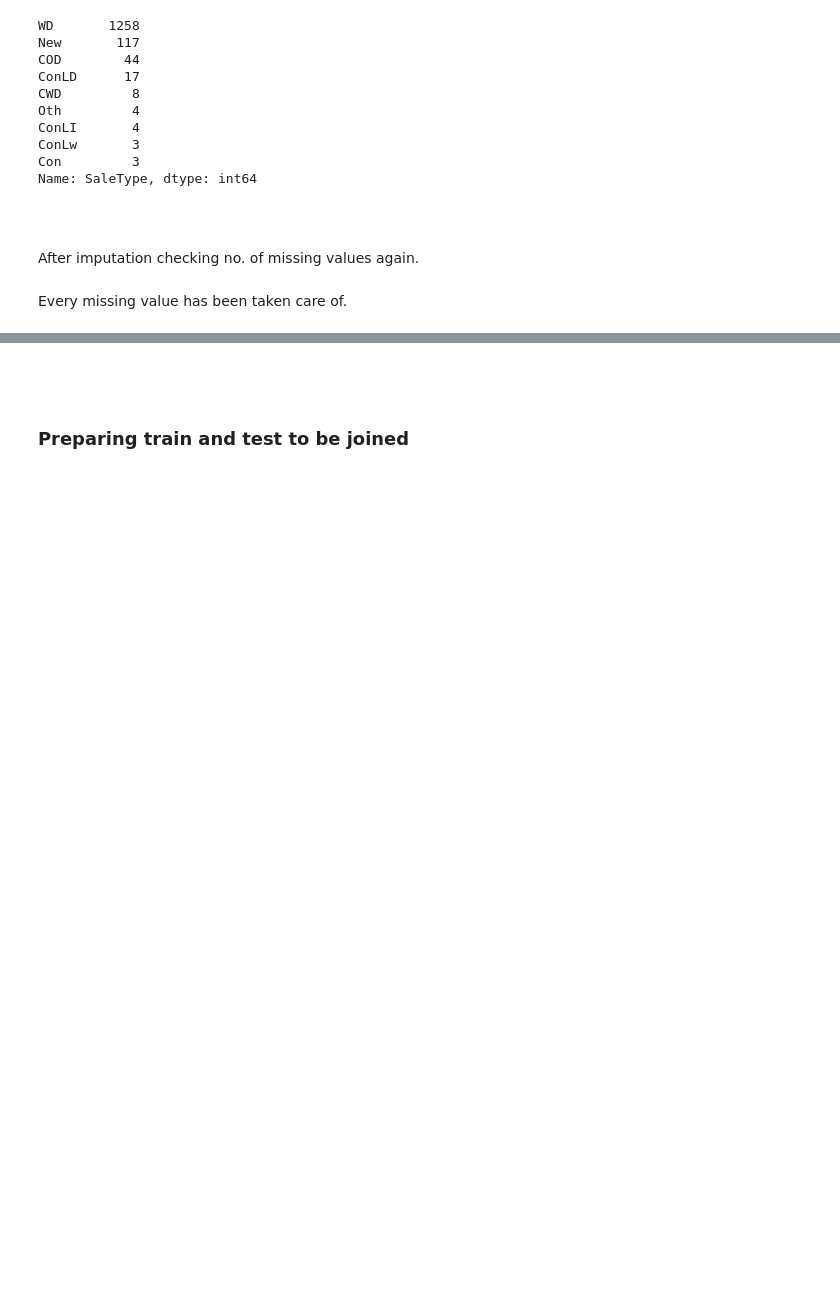
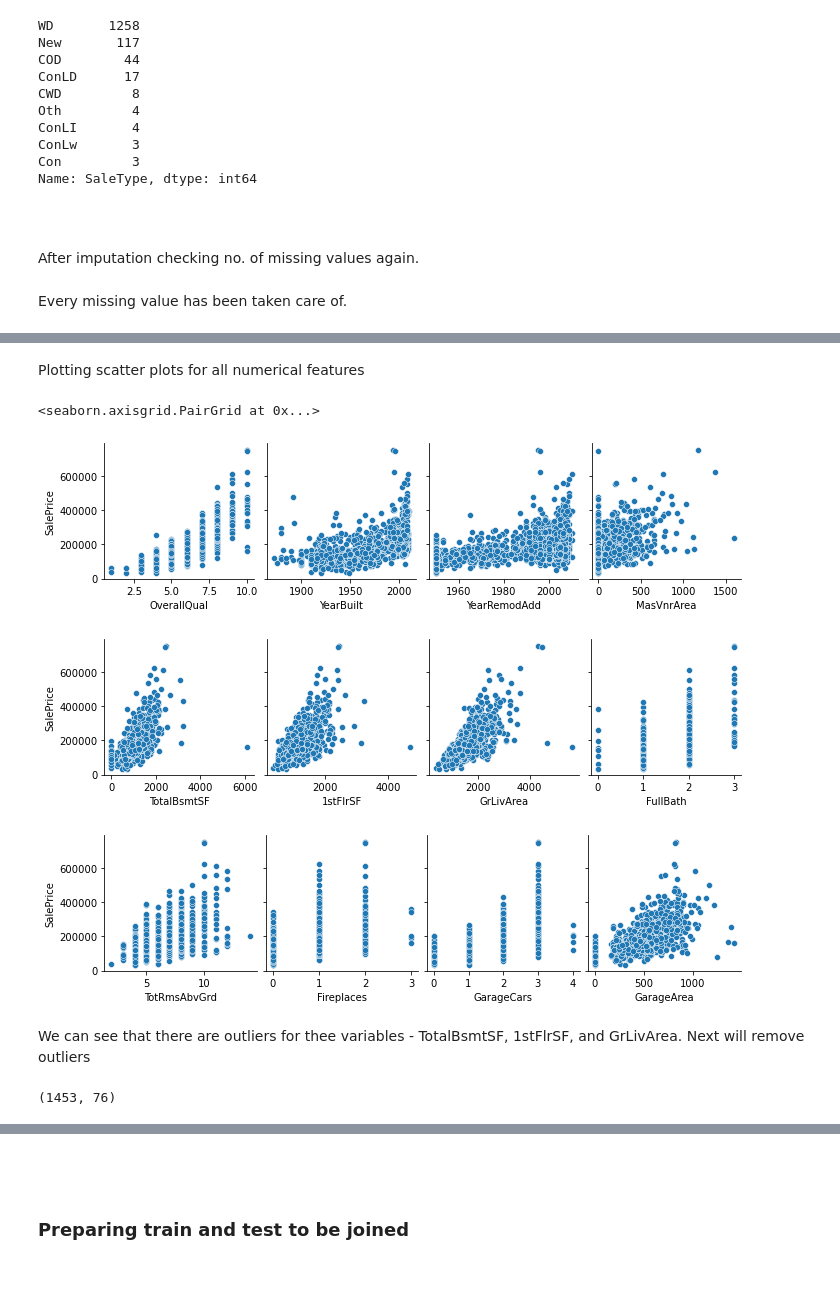
Before and after one commit to laurakoldekivi/DS-2021-project, a Jupyter notebook: ds-project_updated.ipynb, the cells around one changed output, grey strips where cells are left out. Saved outputs shown, nothing was run; the diff lists cells and outputs as text; code cells hidden in the pictures; blank space fills up the shorter version.

```diff
--- a/ds-project_updated.ipynb
+++ b/ds-project_updated.ipynb
@@ -462,0 +457,31 @@ Every missing value has been taken care of.
+# %% [markdown]
+Plotting scatter plots for all numerical features
+# %%
+sns.pairplot(train_df,x_vars=['OverallQual',
+ 'YearBuilt',
+ 'YearRemodAdd',
+ 'MasVnrArea'], y_vars=["SalePrice"], kind="scatter")
+sns.pairplot(train_df,x_vars=['TotalBsmtSF',
+ '1stFlrSF',
+ 'GrLivArea',
+ 'FullBath'], y_vars=["SalePrice"], kind="scatter")
+sns.pairplot(train_df,x_vars=['TotRmsAbvGrd',
+ 'Fireplaces',
+ 'GarageCars',
+ 'GarageArea'], y_vars=["SalePrice"], kind="scatter")
+# %% [output]
+<seaborn.axisgrid.PairGrid at 0x...>
+[figure, added]
+[figure, added]
+[figure, added]
+# %% [markdown]
+We can see that there are outliers for thee variables - TotalBsmtSF, 1stFlrSF, and GrLivArea. Next will remove outliers
+# %%
+#Outliers in TotalBsmtSF, 1stFlrSF and GrlivArea
+#removing outliers:
+train_df= train_df[train_df["TotalBsmtSF"]<3000]
+train_df= train_df[train_df["1stFlrSF"]<3000]
+train_df= train_df[train_df["GrLivArea"]<4000]
+train_df.shape #lost 7 rows
+# %% [output]
+(1453, 76)
```
Also changed, not shown: parts of 51 cells of this notebook.
